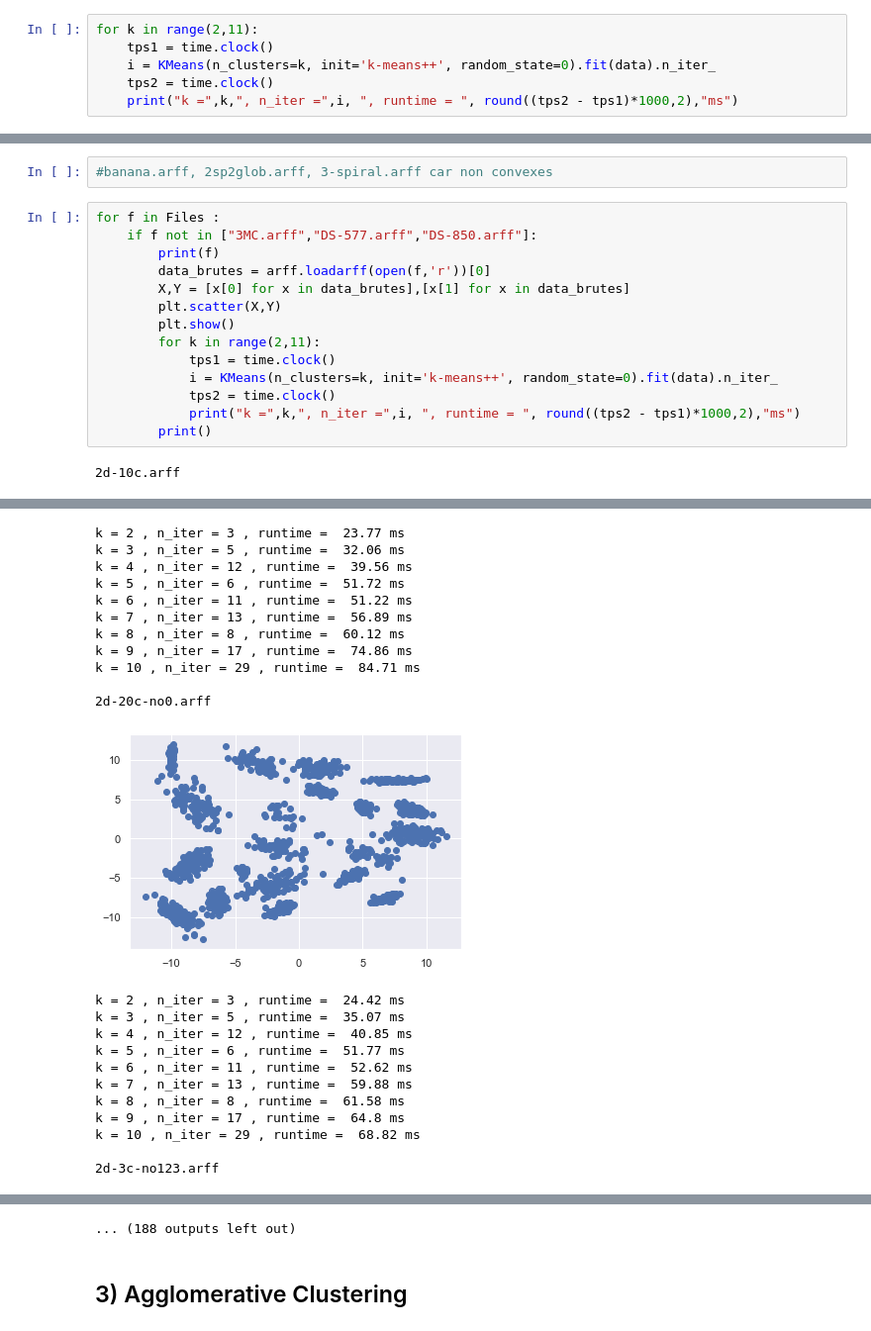
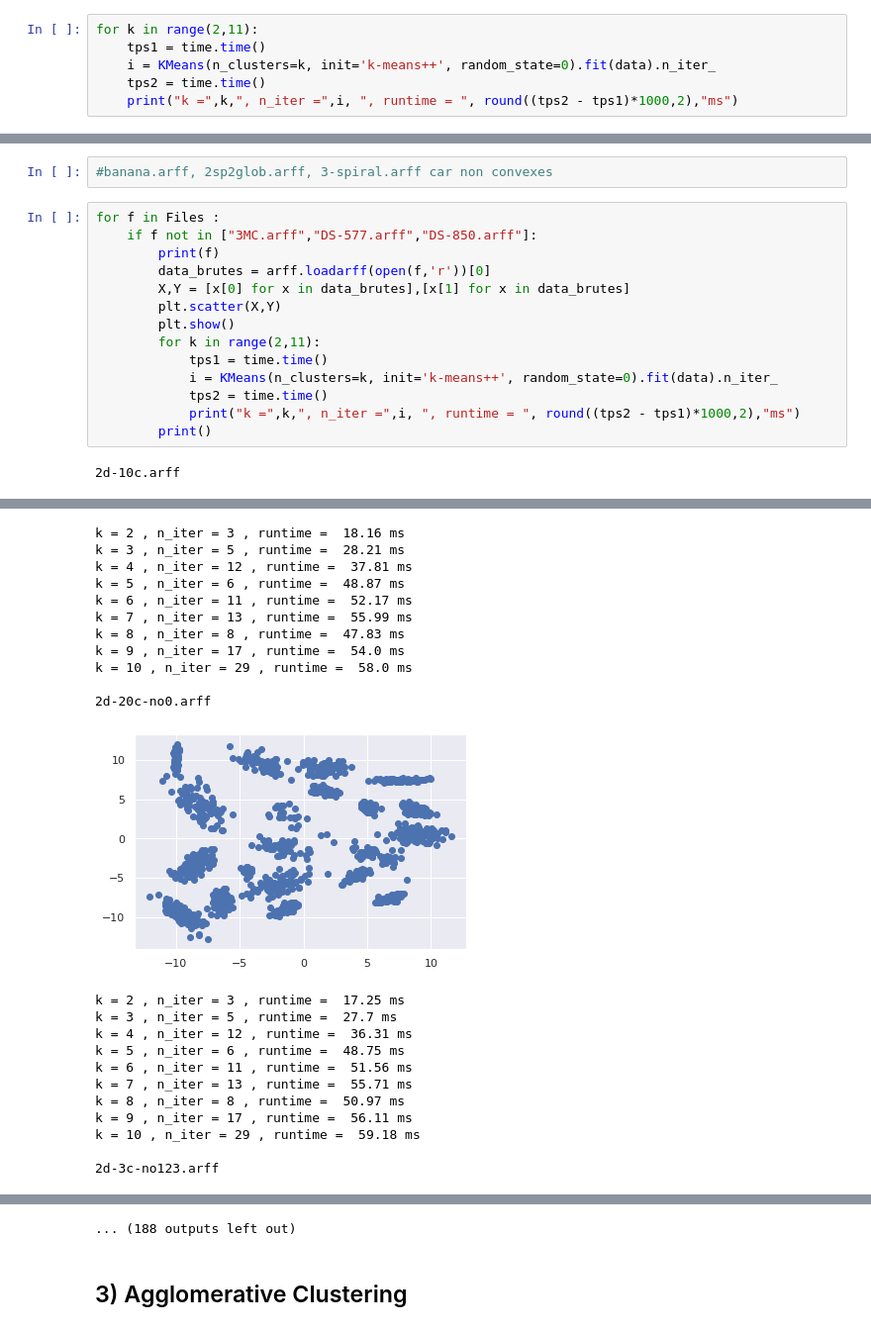
Before and after one commit to usernamedjpris/TP-apprentissage, a Jupyter notebook: TP1 - Clustering.ipynb, the cells around one changed output, grey strips where cells are left out. Shown at 99% size. Drawn from its saved outputs; the diff is of its cells as text.

Commit message:
transfert vers py38 time.time()

```diff
--- a/TP1 - Clustering.ipynb
+++ b/TP1 - Clustering.ipynb
@@ -63,8 +65,8 @@ KMeans(n_clusters=3, init='k-means++', random_state=0).fit(data)
 KMeans(n_clusters=3, random_state=0)
 # %%
 for k in range(2,11):
-    tps1 = time.clock()
+    tps1 = time.time()
     i = KMeans(n_clusters=k, init='k-means++', random_state=0).fit(data).n_iter_
-    tps2 = time.clock()
+    tps2 = time.time()
     print("k =",k,", n_iter =",i, ", runtime = ", round((tps2 - tps1)*1000,2),"ms")
 # %% [output]
@@ -88,9 +90,9 @@ for f in Files :
         plt.scatter(X,Y)
         plt.show()
         for k in range(2,11):
-            tps1 = time.clock()
+            tps1 = time.time()
             i = KMeans(n_clusters=k, init='k-means++', random_state=0).fit(data).n_iter_
-            tps2 = time.clock()
+            tps2 = time.time()
             print("k =",k,", n_iter =",i, ", runtime = ", round((tps2 - tps1)*1000,2),"ms")
         print()
 # %% [output]
@@ -99,23 +101,23 @@ for f in Files :
-k = 2 , n_iter = 3 , runtime =  23.77 ms
-k = 3 , n_iter = 5 , runtime =  32.06 ms
-k = 4 , n_iter = 12 , runtime =  39.56 ms
-k = 5 , n_iter = 6 , runtime =  51.72 ms
-k = 6 , n_iter = 11 , runtime =  51.22 ms
-k = 7 , n_iter = 13 , runtime =  56.89 ms
-k = 8 , n_iter = 8 , runtime =  60.12 ms
-k = 9 , n_iter = 17 , runtime =  74.86 ms
-k = 10 , n_iter = 29 , runtime =  84.71 ms
+k = 2 , n_iter = 3 , runtime =  18.16 ms
+k = 3 , n_iter = 5 , runtime =  28.21 ms
+k = 4 , n_iter = 12 , runtime =  37.81 ms
+k = 5 , n_iter = 6 , runtime =  48.87 ms
+k = 6 , n_iter = 11 , runtime =  52.17 ms
+k = 7 , n_iter = 13 , runtime =  55.99 ms
+k = 8 , n_iter = 8 , runtime =  47.83 ms
+k = 9 , n_iter = 17 , runtime =  54.0 ms
+k = 10 , n_iter = 29 , runtime =  58.0 ms
 
 2d-20c-no0.arff
-[figure, old version]
+[figure, new version]
-k = 2 , n_iter = 3 , runtime =  24.42 ms
-k = 3 , n_iter = 5 , runtime =  35.07 ms
-k = 4 , n_iter = 12 , runtime =  40.85 ms
-k = 5 , n_iter = 6 , runtime =  51.77 ms
-k = 6 , n_iter = 11 , runtime =  52.62 ms
-k = 7 , n_iter = 13 , runtime =  59.88 ms
-k = 8 , n_iter = 8 , runtime =  61.58 ms
-k = 9 , n_iter = 17 , runtime =  64.8 ms
-k = 10 , n_iter = 29 , runtime =  68.82 ms
+k = 2 , n_iter = 3 , runtime =  17.25 ms
+k = 3 , n_iter = 5 , runtime =  27.7 ms
+k = 4 , n_iter = 12 , runtime =  36.31 ms
+k = 5 , n_iter = 6 , runtime =  48.75 ms
+k = 6 , n_iter = 11 , runtime =  51.56 ms
+k = 7 , n_iter = 13 , runtime =  55.71 ms
+k = 8 , n_iter = 8 , runtime =  50.97 ms
+k = 9 , n_iter = 17 , runtime =  56.11 ms
+k = 10 , n_iter = 29 , runtime =  59.18 ms
 
 2d-3c-no123.arff
```
Also changed, not shown: parts of 5 cells of this notebook.
